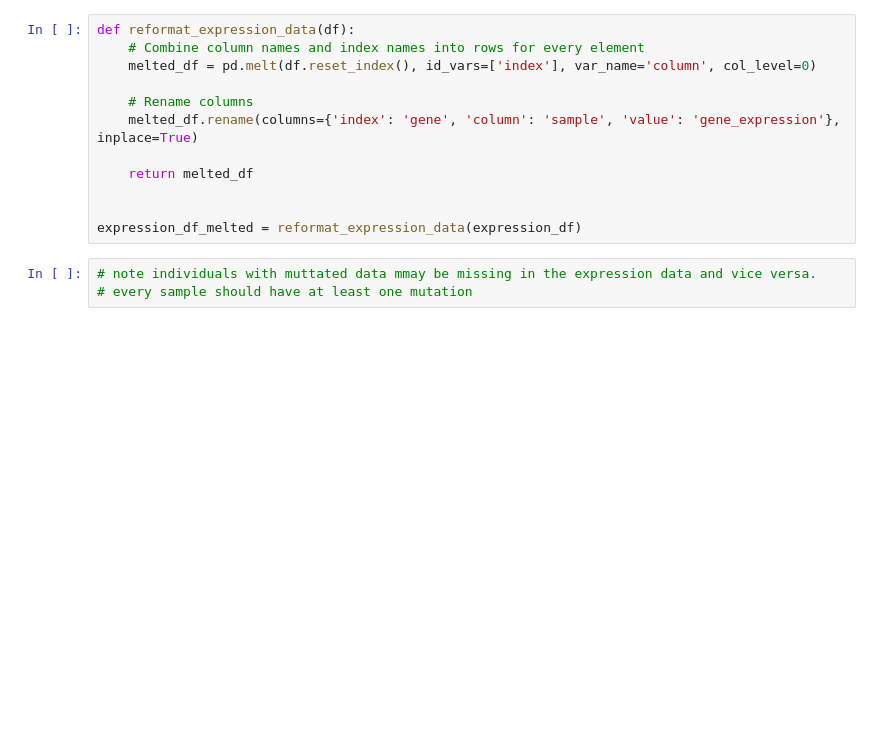
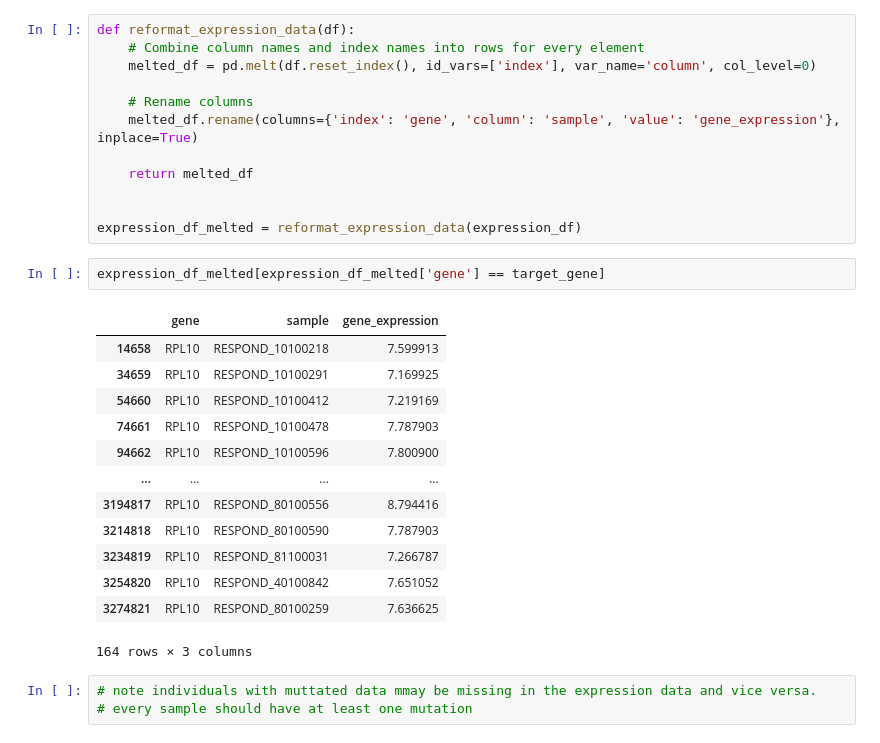
Before and after one commit to MeltemTutar/huang, a Jupyter notebook: Respond/Mutated_gene_expression_explore.ipynb, the cells around one changed output. Drawn from its saved outputs; the diff is of its cells as text; blank space fills up the shorter version.

```diff
--- a/Respond/Mutated_gene_expression_explore.ipynb
+++ b/Respond/Mutated_gene_expression_explore.ipynb
@@ -47,6 +47,22 @@ def reformat_expression_data(df):
 
 
 expression_df_melted = reformat_expression_data(expression_df)
+# %%
+expression_df_melted[expression_df_melted['gene'] == target_gene]
+# %% [output]
+|  | gene | sample | gene_expression |
+| 14658 | RPL10 | RESPOND_10100218 | 7.599913 |
+| 34659 | RPL10 | RESPOND_10100291 | 7.169925 |
+| 54660 | RPL10 | RESPOND_10100412 | 7.219169 |
+| 74661 | RPL10 | RESPOND_10100478 | 7.787903 |
+| 94662 | RPL10 | RESPOND_10100596 | 7.800900 |
+| ... | ... | ... | ... |
+| 3194817 | RPL10 | RESPOND_80100556 | 8.794416 |
+| 3214818 | RPL10 | RESPOND_80100590 | 7.787903 |
+| 3234819 | RPL10 | RESPOND_81100031 | 7.266787 |
+| 3254820 | RPL10 | RESPOND_40100842 | 7.651052 |
+| 3274821 | RPL10 | RESPOND_80100259 | 7.636625 |
+164 rows × 3 columns
 # %%
 # note individuals with muttated data mmay be missing in the expression data and vice versa.
 # every sample should have at least one mutation
```
Also changed, not shown: parts of 11 cells of this notebook.
